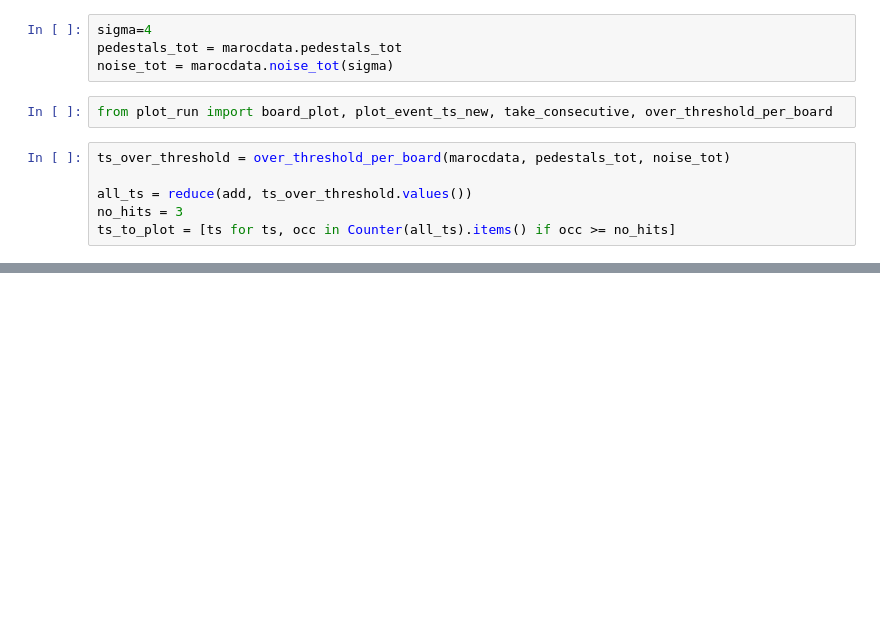
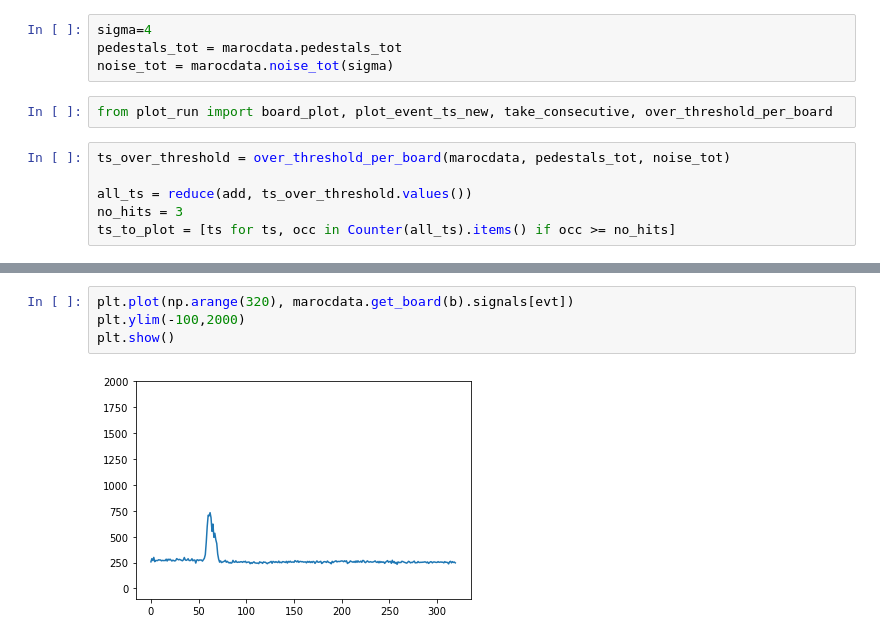
Before and after one commit to cdesio/chance_analysis, a Jupyter notebook: Checking_run144856-Copy1.ipynb, the cells around one changed output, grey strips where cells are left out. Cells and saved outputs as stored; diff of their text form; blank space fills up the shorter version.

```diff
--- a/Checking_run144856-Copy1.ipynb
+++ b/Checking_run144856-Copy1.ipynb
@@ -58,0 +83,6 @@ Plotting TS: 205670175
+# %%
+plt.plot(np.arange(320), marocdata.get_board(b).signals[evt])
+plt.ylim(-100,2000)
+plt.show()
+# %% [output]
+[figure, added]
```
Also changed, not shown: parts of 23 cells of this notebook.
